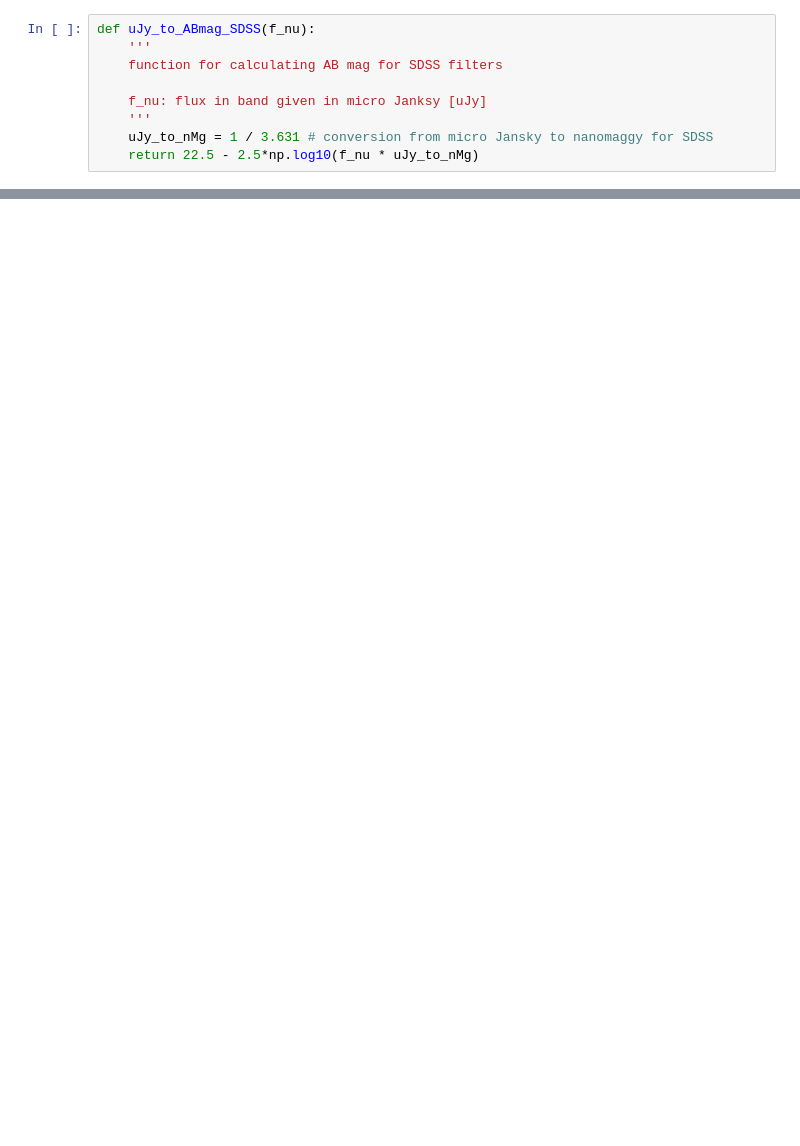
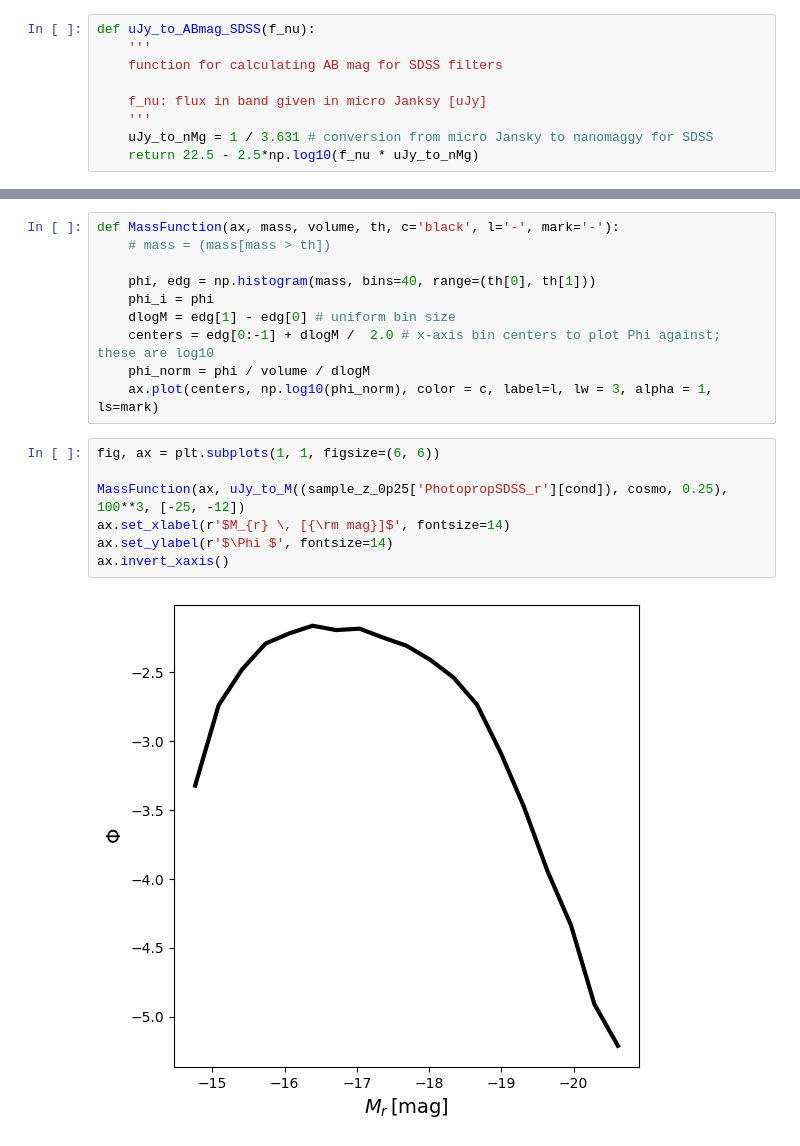
Before and after one commit to aust427/scsample, a Jupyter notebook: examples/loading_photometry.ipynb, the cells around one changed output, grey strips where cells are left out. Cells and saved outputs as stored; diff of their text form; blank space fills up the shorter version.

```diff
--- a/examples/loading_photometry.ipynb
+++ b/examples/loading_photometry.ipynb
@@ -165,0 +183,19 @@ Text(0, 0.5, '$g - r \\, [{\\rm mag}]$')
+# %%
+def MassFunction(ax, mass, volume, th, c='black', l='-', mark='-'):
+    # mass = (mass[mass > th])
+
+    phi, edg = np.histogram(mass, bins=40, range=(th[0], th[1]))
+    phi_i = phi
+    dlogM = edg[1] - edg[0] # uniform bin size
+    centers = edg[0:-1] + dlogM /  2.0 # x-axis bin centers to plot Phi against; these are log10
+    phi_norm = phi / volume / dlogM
+    ax.plot(centers, np.log10(phi_norm), color = c, label=l, lw = 3, alpha = 1, ls=mark)
+# %%
+fig, ax = plt.subplots(1, 1, figsize=(6, 6))
+
+MassFunction(ax, uJy_to_M((sample_z_0p25['PhotopropSDSS_r'][cond]), cosmo, 0.25), 100**3, [-25, -12])
+ax.set_xlabel(r'$M_{r} \, [{\rm mag}]$', fontsize=14)
+ax.set_ylabel(r'$\Phi $', fontsize=14)
+ax.invert_xaxis()
+# %% [output]
+[figure, added]
```
Also changed, not shown: parts of 21 cells of this notebook, 1 other file.
